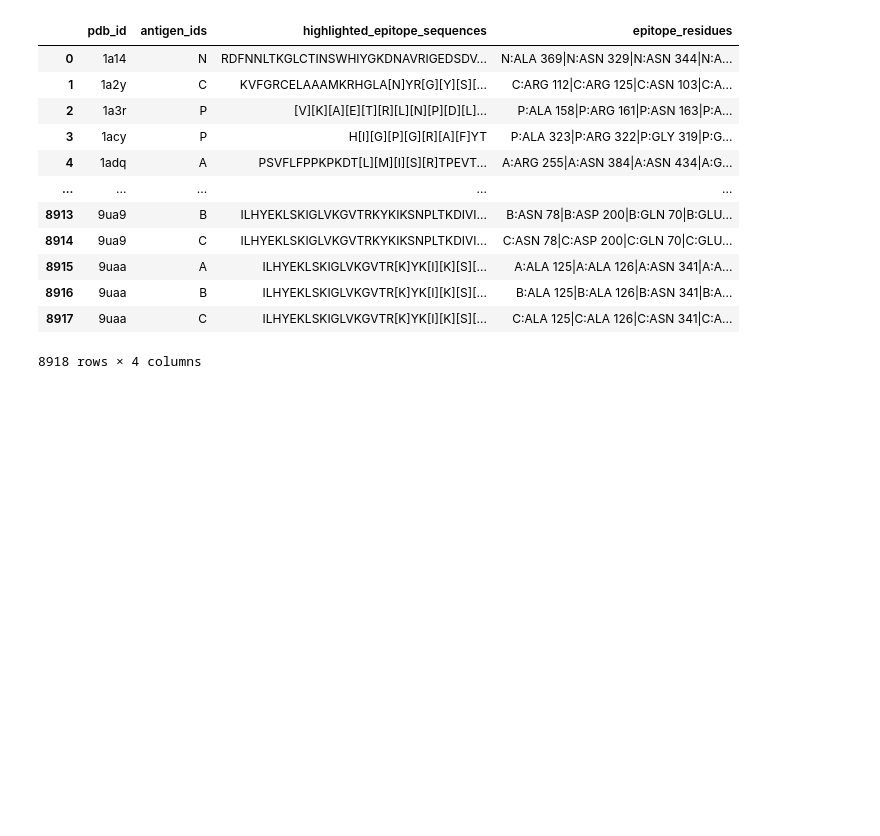
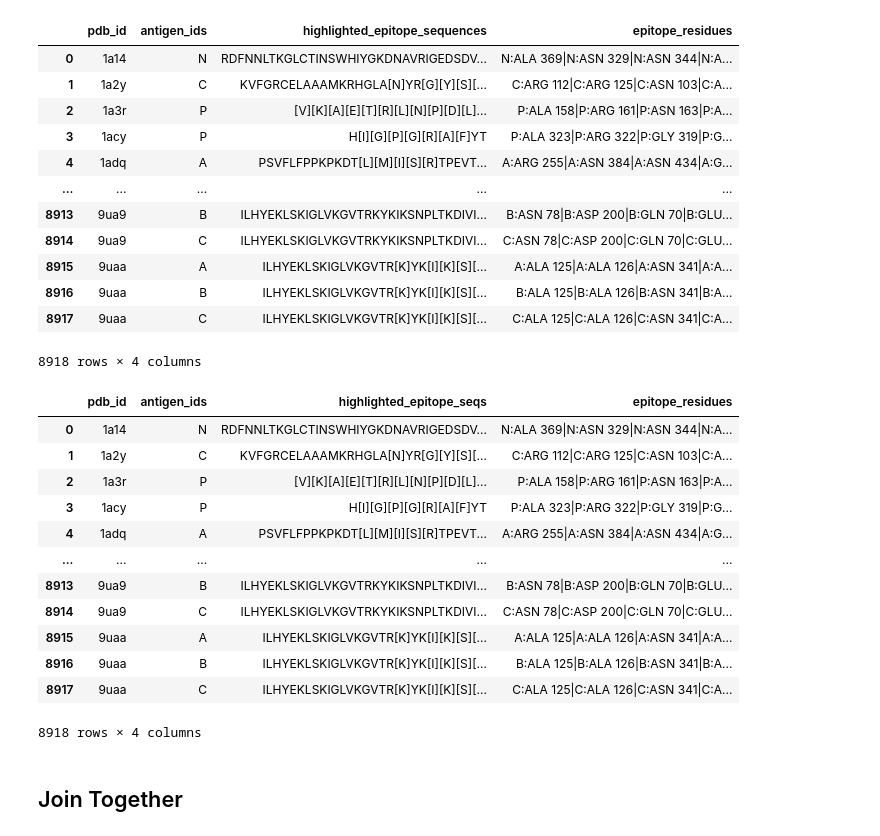
Before and after one commit to silicobio/peleke, a Jupyter notebook: data/sabdab/03_generate_dataset.ipynb, the cells around one changed output. Cells and saved outputs as stored; diff of their text form; code cells hidden in the pictures; blank space fills up the shorter version.

```diff
--- a/data/sabdab/03_generate_dataset.ipynb
+++ b/data/sabdab/03_generate_dataset.ipynb
@@ -57,9 +119,25 @@ epi_df
 | 8917 | 9uaa | C | ILHYEKLSKIGLVKGVTR[K]YK[I][K][S][... | C:ALA 125|C:ALA 126|C:ASN 341|C:A... |
 8918 rows × 4 columns
 # %%
-# epi_df = pd.read_csv('sabdab_highlighted_epitopes.csv')
-# # epi_df = epi_df.rename(columns={'antigen_chains': 'antigen_ids'})
-# epi_df
+epi_df = pd.read_csv('sabdab_highlighted_epitopes.csv')
+# epi_df = epi_df.rename(columns={'antigen_chains': 'antigen_ids'})
+epi_df
+# %% [output]
+|  | pdb_id | antigen_ids | highlighted_epitope_seqs | epitope_residues |
+| 0 | 1a14 | N | RDFNNLTKGLCTINSWHIYGKDNAVRIGEDSDV... | N:ALA 369|N:ASN 329|N:ASN 344|N:A... |
+| 1 | 1a2y | C | KVFGRCELAAAMKRHGLA[N]YR[G][Y][S][... | C:ARG 112|C:ARG 125|C:ASN 103|C:A... |
+| 2 | 1a3r | P | [V][K][A][E][T][R][L][N][P][D][L]... | P:ALA 158|P:ARG 161|P:ASN 163|P:A... |
+| 3 | 1acy | P | H[I][G][P][G][R][A][F]YT | P:ALA 323|P:ARG 322|P:GLY 319|P:G... |
+| 4 | 1adq | A | PSVFLFPPKPKDT[L][M][I][S][R]TPEVT... | A:ARG 255|A:ASN 384|A:ASN 434|A:G... |
+| ... | ... | ... | ... | ... |
+| 8913 | 9ua9 | B | ILHYEKLSKIGLVKGVTRKYKIKSNPLTKDIVI... | B:ASN 78|B:ASP 200|B:GLN 70|B:GLU... |
+| 8914 | 9ua9 | C | ILHYEKLSKIGLVKGVTRKYKIKSNPLTKDIVI... | C:ASN 78|C:ASP 200|C:GLN 70|C:GLU... |
+| 8915 | 9uaa | A | ILHYEKLSKIGLVKGVTR[K]YK[I][K][S][... | A:ALA 125|A:ALA 126|A:ASN 341|A:A... |
+| 8916 | 9uaa | B | ILHYEKLSKIGLVKGVTR[K]YK[I][K][S][... | B:ALA 125|B:ALA 126|B:ASN 341|B:A... |
+| 8917 | 9uaa | C | ILHYEKLSKIGLVKGVTR[K]YK[I][K][S][... | C:ALA 125|C:ALA 126|C:ASN 341|C:A... |
+8918 rows × 4 columns
+# %% [markdown]
+## Join Together
 # %%
 ## Join the two DataFrames on 'pdb_id' and 'antigen_ids'
 joined_df = pd.merge(seq_df, epi_df, on=['pdb_id', 'antigen_ids'], how='left')
```
Also changed, not shown: parts of 9 cells of this notebook.
